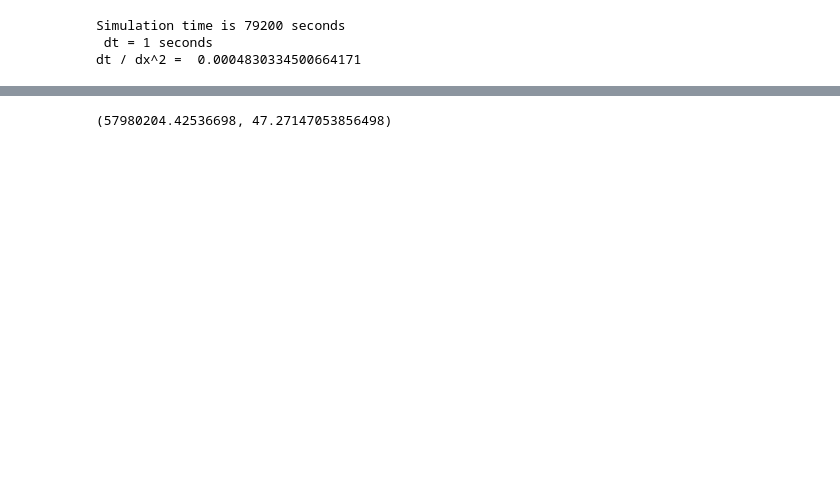
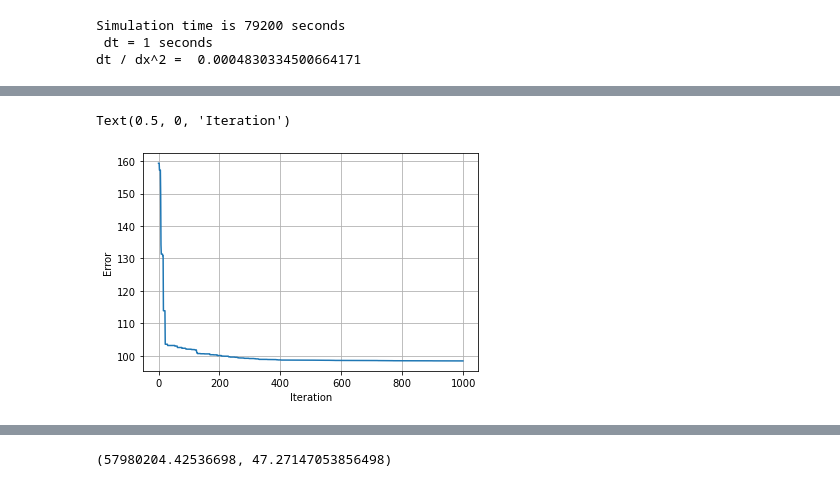
Before and after one commit to sultannazir/MS_codes, a Jupyter notebook: MS_codes/Monoculture/optimization.ipynb, the cells around one changed output, grey strips where cells are left out. Drawn from its saved outputs; the diff is of its cells as text; code cells hidden in the pictures; blank space fills up the shorter version.

```diff
--- a/MS_codes/Monoculture/optimization.ipynb
+++ b/MS_codes/Monoculture/optimization.ipynb
@@ -220,7 +222,8 @@ def get_error(Phase, FC, Parameters):
 
     stop = time.time()
 
-    error = 0
+    error_int = 0
+    error_grad = 0
 
     t = time_i
 
@@ -228,11 +231,11 @@ def get_error(Phase, FC, Parameters):
         xx, yy, DxO, DyO = grad_vec_field(Phase, t, Lx_new, Ly_new, dx)
         xx, yy, DxP, DyP = grad_vec_field(C_time, t, Lx_new, Ly_new, dx)
 
-        err_arr = (C_time[t]-Phase[t])**2 + lam*((DxP-DxO)**2 + (DyP-DyO)**2)
-        error += np.sum(err_arr)
+        error_int += np.sum((C_time[t]-Phase[t])**2)
+        error_grad += np.sum((DxP-DxO)**2 + (DyP-DyO)**2)
         t+=1
 
-    return(sqrt(error))
+    return(error_int, error_grad)
 
 def cap_par(Parameters, idx_ex):
     i = 0
@@ -247,13 +250,13 @@ def cap_par(Parameters, idx_ex):
 ### SIMULATED ANNEALING PARAMETERS
 
 # coefficient of error formula
-lam = 10**6
+lam = 10**3
 
 # Number of iterations of simated annealing
 an_steps = 1000
 
 # Initial temperature
-maxTemp = 5*10**4
+maxTemp = 5*10**-4
 
 ### SIMULATION PARAMETERS
 # threshold
@@ -279,30 +282,42 @@ errors = []
 Temps = []
 Parameters_dat = []
 
+E1, E2 = get_error(Phase, FC, Parameters)
+current_error = sqrt(E1 + lam*E2)
+
 while iter < an_steps:
 
     Temp = maxTemp/(iter+1)
 
-    current_error = get_error(Phase, FC, Parameters)
+    new_Parameters = Parameters + np.array(random.choices([-1,0,1],k=len(Parameters)))*np.array(steps)
+    #new_Parameters = cap_par(new_Parameters, idx_ex)
+    print(new_Parameters)
 
-    new_Parameters = Parameters + np.random.uniform(-1,1, len(Parameters))*np.array(steps)
-    new_Parameters = cap_par(new_Parameters, idx_ex)
-
-    new_error = get_error(Phase, FC, new_Parameters)
+    #if new_Parameters.tolist() in Parameters_dat:
+    #    new_error = errors[Parameters_dat.index(new_Parameters.tolist())]
+    #else:
+    #    new_error, n = get_error(Phase, FC, new_Parameters)
+    E1, E2 = get_error(Phase, FC, new_Parameters)
+    new_error = sqrt(E1 + lam*E2)
 
     Derror = new_error - current_error
 
     if Derror <= 0:
         Parameters = new_Parameters
+        current_error = new_error
+        print('accepted', iter)
     else:
         metropolis = 2.7183**(-Derror/Temp)
         rand = random.uniform(0,1)
         if rand < metropolis:
             Parameters = new_Parameters
+            current_error = new_error
+            print('accepted', iter)
+        else:
+            print('declined', iter)
 
     errors.append(current_error)
     Temps.append(Temp)
-    Parameters_dat.append(Parameters)
+    Parameters_dat.append(Parameters.tolist())
 
     iter +=1
-    print(iter)
@@ -310,0 +344,8 @@ Parameters
+# %%
+plt.plot(np.sqrt(np.array(errors)))
+plt.grid()
+plt.ylabel('Error')
+plt.xlabel('Iteration')
+# %% [output]
+Text(0.5, 0, 'Iteration')
+[figure, added]
```
Also changed, not shown: parts of 44 cells of this notebook, 1 other file.
